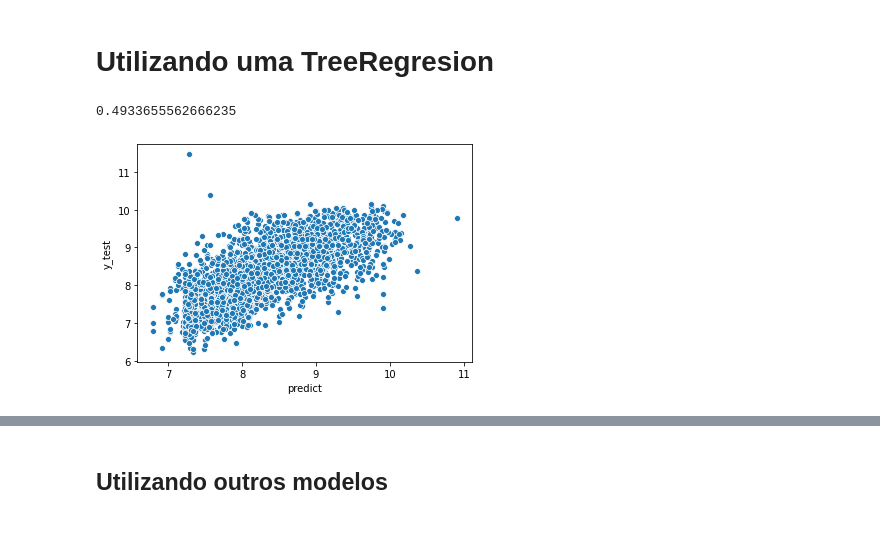
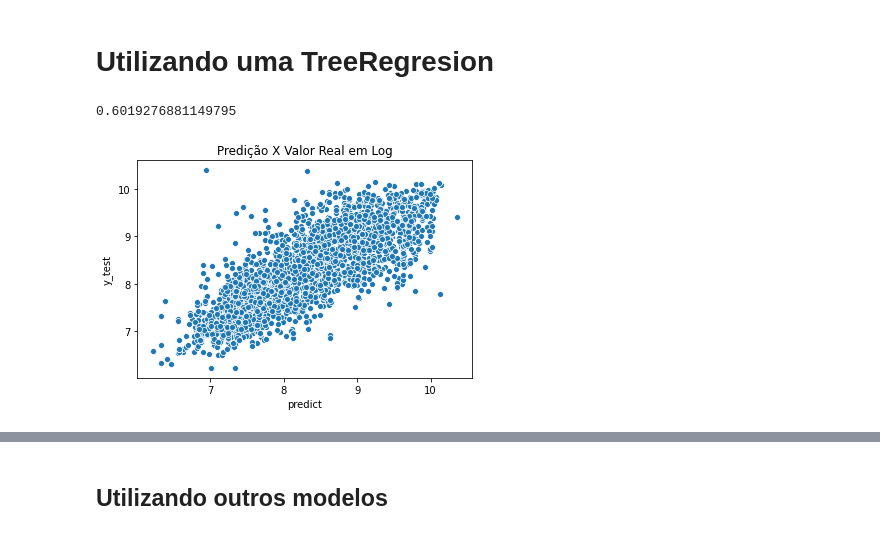
Before and after one commit to rafaelARO13/House_prices_Brazil, a Jupyter notebook: Brazilian_houses_prices.ipynb, the cells around one changed output, grey strips where cells are left out. Cells and saved outputs as stored; diff of their text form; code cells hidden in the pictures.

```diff
--- a/Brazilian_houses_prices.ipynb
+++ b/Brazilian_houses_prices.ipynb
@@ -55,5 +89,5 @@ dados_bruto.query("total > 200000")
 # %% [markdown]
 ### Achamos alguns erros talvez de digitação ou talvez do próprio dataset de qualquer jeito estes valores serão retirados por não fazerem sentido com o dataset
 # %%
-dados_bruto.drop([255, 2859,6230,6645,6979], inplace = True)
+dados_bruto.drop([255, 2859,6230,6645,6979,2928,2182], inplace = True)
 # %%
@@ -130,0 +185,4 @@ sns.boxplot(dados_bruto.estacionamento)
+# %%
+dados_bruto.andar.replace('-', 0, inplace=True)
+dados_bruto.andar = pd.to_numeric(dados_bruto.andar)
+dados_bruto.andar.value_counts()
@@ -130,0 +219,2 @@ sns.boxplot(dados_bruto.estacionamento)
+# %%
+dados_bruto.drop([2562,5694], inplace = True)
@@ -142,6 +237,11 @@ dados_log['area'] = np.log(dados_bruto['area'])
 dados_log['quartos'] = np.log(dados_bruto['quartos'])
 dados_log['banheiros'] = np.log(dados_bruto['banheiros'] + 1)
 dados_log['estacionamento'] = np.log(dados_bruto['estacionamento']+1)
+dados_log['andar'] = np.log(dados_bruto['andar'] +1)
+dados_log['cidade'] = np.log(dados_bruto['cidade'])
+dados_log['animal'] = np.log(dados_bruto['animal'] +1)
+dados_log['mobiliado'] = np.log(dados_bruto['mobiliado'] +1)
+
 dados_log['total'] = np.log(dados_bruto['total'])
 # %%
 dados_log.head()
@@ -157,36 +267,37 @@ dados_log.head()
 # %%
 from sklearn.tree import DecisionTreeRegressor
 from sklearn.model_selection import train_test_split
 from sklearn.preprocessing import StandardScaler
 from sklearn.metrics import accuracy_score
 from sklearn.metrics import r2_score
 
 
-X = dados_log[['area', 'quartos', 'banheiros', 'estacionamento']]
+X = dados_log[['cidade','area', 'quartos', 'banheiros', 'estacionamento', 'andar','animal','mobiliado']]
 Y = dados_log["total"]
 
 X_train, X_test, y_train, y_test = train_test_split(X,Y)
 
 scaler = StandardScaler()
 scaler.fit(X_train)
 
 X_train_scaled = scaler.transform(X_train)
 X_test_scaled = scaler.transform(X_test)
 
 model = DecisionTreeRegressor()
 model.fit(X_train_scaled, y_train)
 
 predicts = model.predict(X_test_scaled)
 
 dataset_results = pd.DataFrame()
 dataset_results['predict'] = predicts
 dataset_results['y_test'] = y_test.values
 
-sns.scatterplot(x = 'predict', y = 'y_test', data=dataset_results)
+ax = sns.scatterplot(x = 'predict', y = 'y_test', data=dataset_results)
+ax.set_title('Predição X Valor Real em Log')
 r2_score(y_test,predicts)
 # %% [output]
-0.4933655562666235
+0.6019276881149795
-[figure, old version]
+[figure, new version]
 # %%
 print('O coeficiente do quadrado médio é: ', erro_quadrado_medio(predicts, y_test))
 # %% [output]
```
Also changed, not shown: parts of 32 cells of this notebook.
